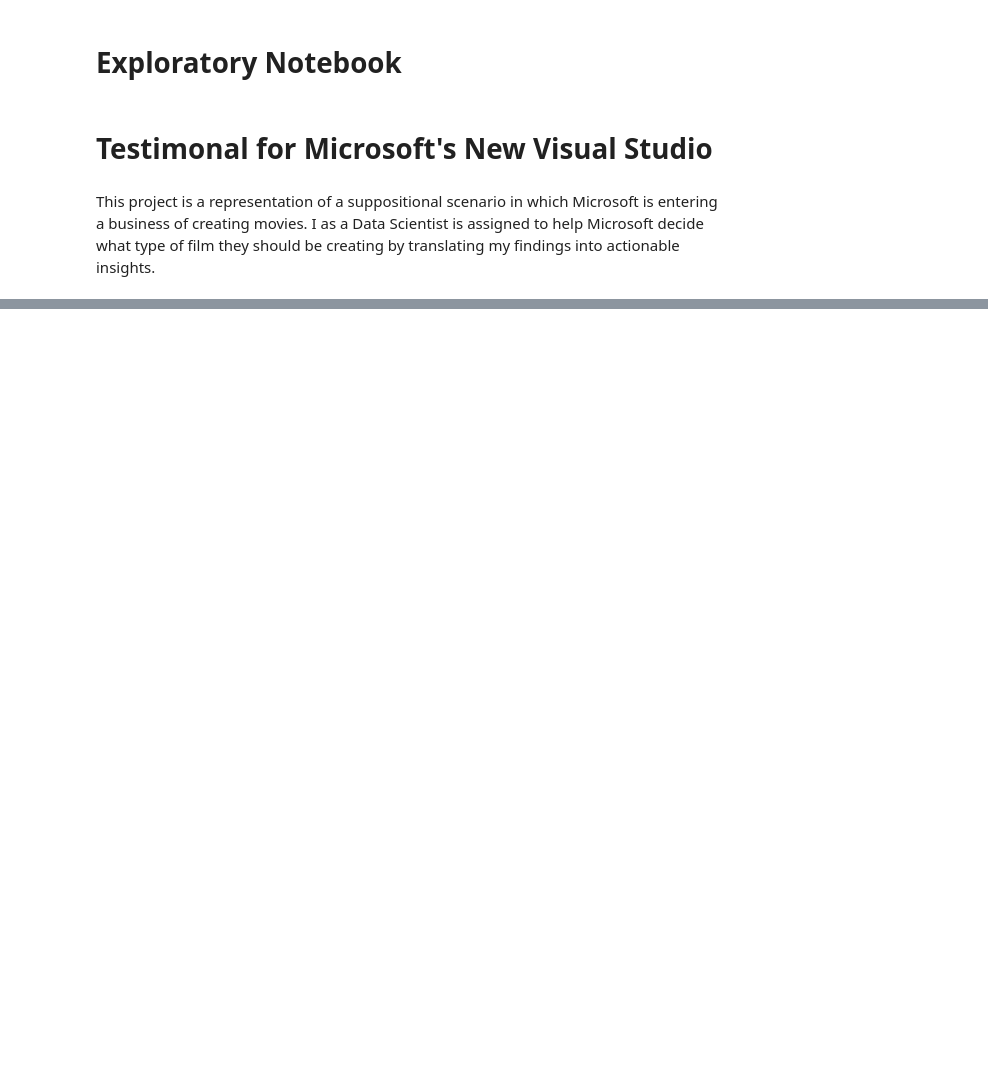
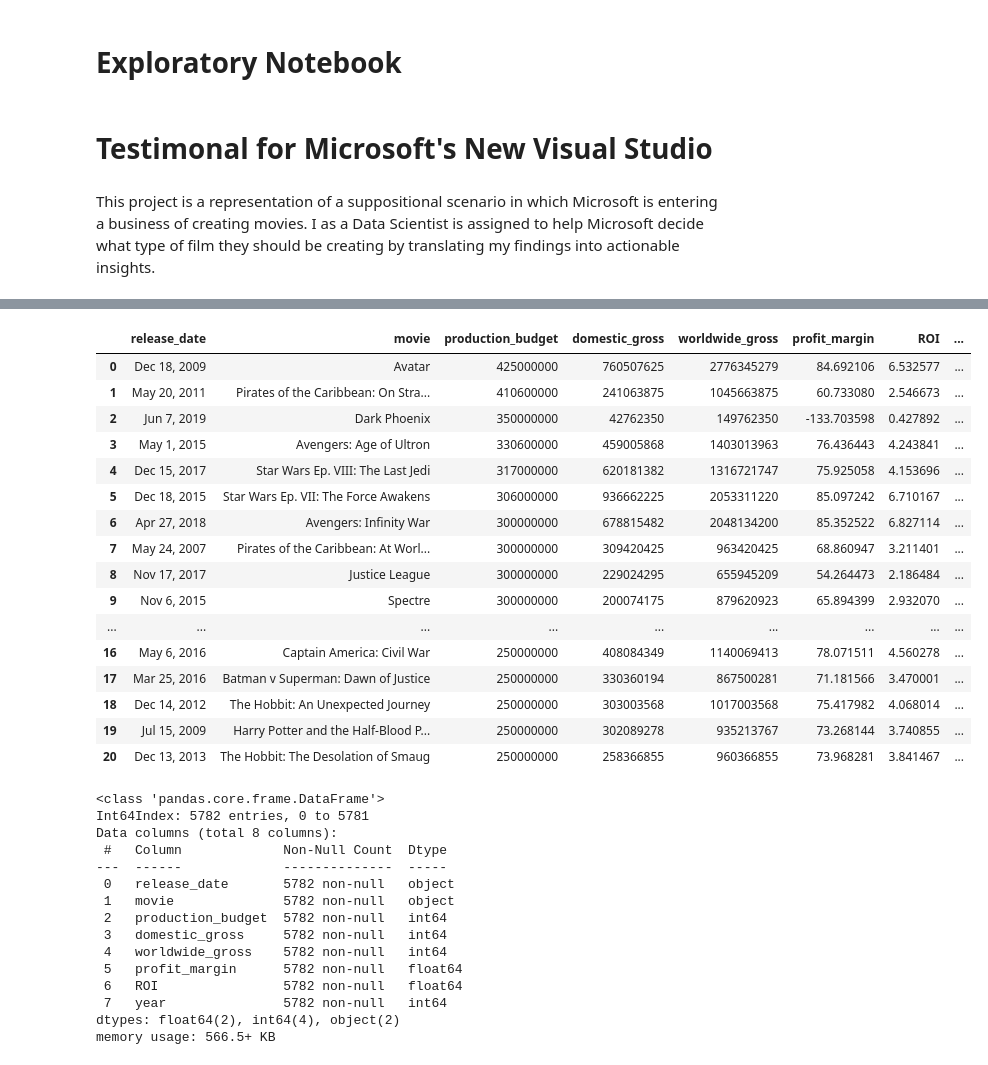
Before and after one commit to learn-co-curriculum/dsc-phase-1-project-template, a Jupyter notebook: notebooks/exploratory.ipynb, the cells around one changed output, grey strips where cells are left out. Drawn from its saved outputs; the diff is of its cells as text; code cells hidden in the pictures; blank space fills up the shorter version.

```diff
--- a/notebooks/exploratory.ipynb
+++ b/notebooks/exploratory.ipynb
@@ -59,0 +730,12 @@ tn_movie_budgets_df = pd.read_csv('../zippedData/tn.movie_budgets.csv.gz')
+# %%
+remove_columns = ['release_date', 'movie', 'production_budget', 'domestic_gross',
+                  'worldwide_gross', 'profit_margin', 'ROI', 'year']
+movie_title_df.drop(columns=remove_columns, inplace=True)
+# %%
+finance_and_dupes_df = pd.merge(left=finance_df, right=movie_title_df, on=['finance_unique_id'], how ='left')
+# %%
+finance_and_dupes_df['title_NaN'] = finance_and_dupes_df['updated_title'].isnull()
+finance_and_dupes_df.head(25)
+for movie_index in list(range(len(finance_and_dupes_df.index))):
+    if ~finance_and_dupes_df.loc[movie_index, 'title_NaN']:
+        finance_and_dupes_df.loc[movie_index, 'movie'] = finance_and_dupes_df.loc[movie_index, 'updated_title']
@@ -59,0 +763,40 @@ tn_movie_budgets_df = pd.read_csv('../zippedData/tn.movie_budgets.csv.gz')
+# %%
+remove_columns = ['finance_unique_id','updated_title', 'title_NaN']
+finance_and_dupes_df.drop(columns=remove_columns, inplace=True)
+# %%
+finance_and_dupes_df = finance_and_dupes_df.copy()
+display(finance_and_dupes_df.head(21))
+finance_and_dupes_df.info()
+# %% [output]
+|  | release_date | movie | production_budget | domestic_gross | worldwide_gross | profit_margin | ROI | ... |
+| 0 | Dec 18, 2009 | Avatar | 425000000 | 760507625 | 2776345279 | 84.692106 | 6.532577 | ... |
+| 1 | May 20, 2011 | Pirates of the Caribbean: On Stra... | 410600000 | 241063875 | 1045663875 | 60.733080 | 2.546673 | ... |
+| 2 | Jun 7, 2019 | Dark Phoenix | 350000000 | 42762350 | 149762350 | -133.703598 | 0.427892 | ... |
+| 3 | May 1, 2015 | Avengers: Age of Ultron | 330600000 | 459005868 | 1403013963 | 76.436443 | 4.243841 | ... |
+| 4 | Dec 15, 2017 | Star Wars Ep. VIII: The Last Jedi | 317000000 | 620181382 | 1316721747 | 75.925058 | 4.153696 | ... |
+| 5 | Dec 18, 2015 | Star Wars Ep. VII: The Force Awakens | 306000000 | 936662225 | 2053311220 | 85.097242 | 6.710167 | ... |
+| 6 | Apr 27, 2018 | Avengers: Infinity War | 300000000 | 678815482 | 2048134200 | 85.352522 | 6.827114 | ... |
+| 7 | May 24, 2007 | Pirates of the Caribbean: At Worl... | 300000000 | 309420425 | 963420425 | 68.860947 | 3.211401 | ... |
+| 8 | Nov 17, 2017 | Justice League | 300000000 | 229024295 | 655945209 | 54.264473 | 2.186484 | ... |
+| 9 | Nov 6, 2015 | Spectre | 300000000 | 200074175 | 879620923 | 65.894399 | 2.932070 | ... |
+| ... | ... | ... | ... | ... | ... | ... | ... | ... |
+| 16 | May 6, 2016 | Captain America: Civil War | 250000000 | 408084349 | 1140069413 | 78.071511 | 4.560278 | ... |
+| 17 | Mar 25, 2016 | Batman v Superman: Dawn of Justice | 250000000 | 330360194 | 867500281 | 71.181566 | 3.470001 | ... |
+| 18 | Dec 14, 2012 | The Hobbit: An Unexpected Journey | 250000000 | 303003568 | 1017003568 | 75.417982 | 4.068014 | ... |
+| 19 | Jul 15, 2009 | Harry Potter and the Half-Blood P... | 250000000 | 302089278 | 935213767 | 73.268144 | 3.740855 | ... |
+| 20 | Dec 13, 2013 | The Hobbit: The Desolation of Smaug | 250000000 | 258366855 | 960366855 | 73.968281 | 3.841467 | ... |
+<class 'pandas.core.frame.DataFrame'>
+Int64Index: 5782 entries, 0 to 5781
+Data columns (total 8 columns):
+ #   Column             Non-Null Count  Dtype
+---  ------             --------------  -----
+ 0   release_date       5782 non-null   object
+ 1   movie              5782 non-null   object
+ 2   production_budget  5782 non-null   int64
+ 3   domestic_gross     5782 non-null   int64
+ 4   worldwide_gross    5782 non-null   int64
+ 5   profit_margin      5782 non-null   float64
+ 6   ROI                5782 non-null   float64
+ 7   year               5782 non-null   int64
+dtypes: float64(2), int64(4), object(2)
+memory usage: 566.5+ KB
```
Also changed, not shown: parts of 105 cells of this notebook.
